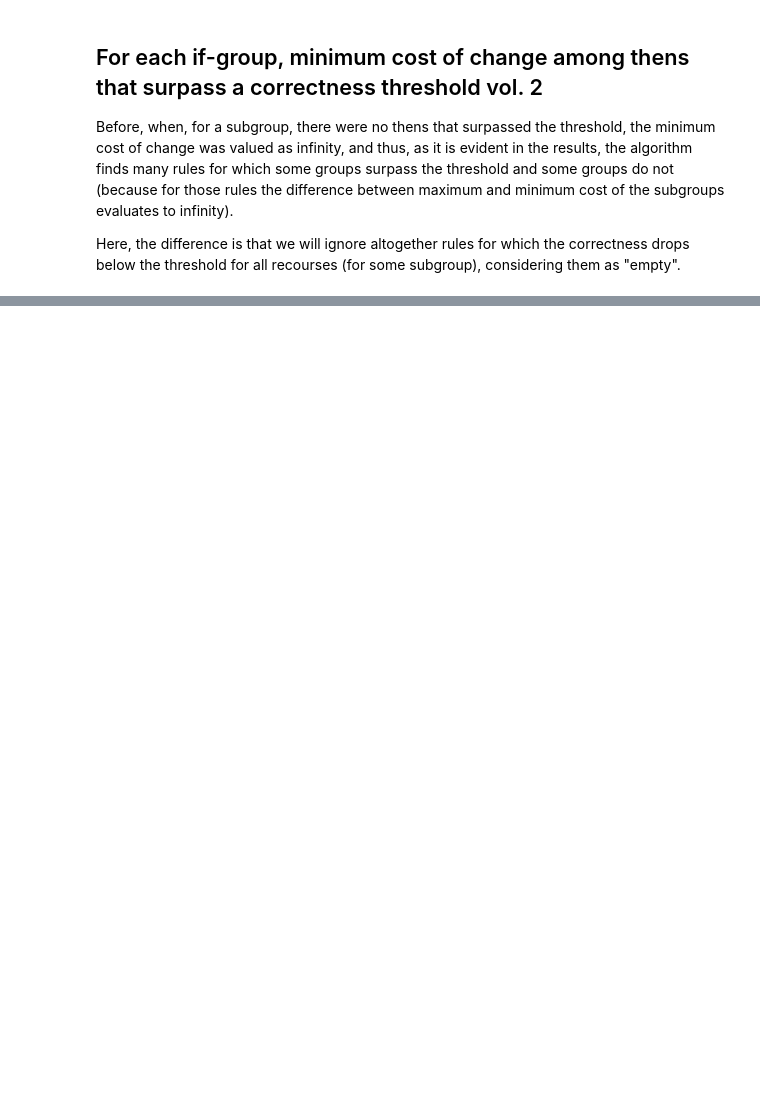
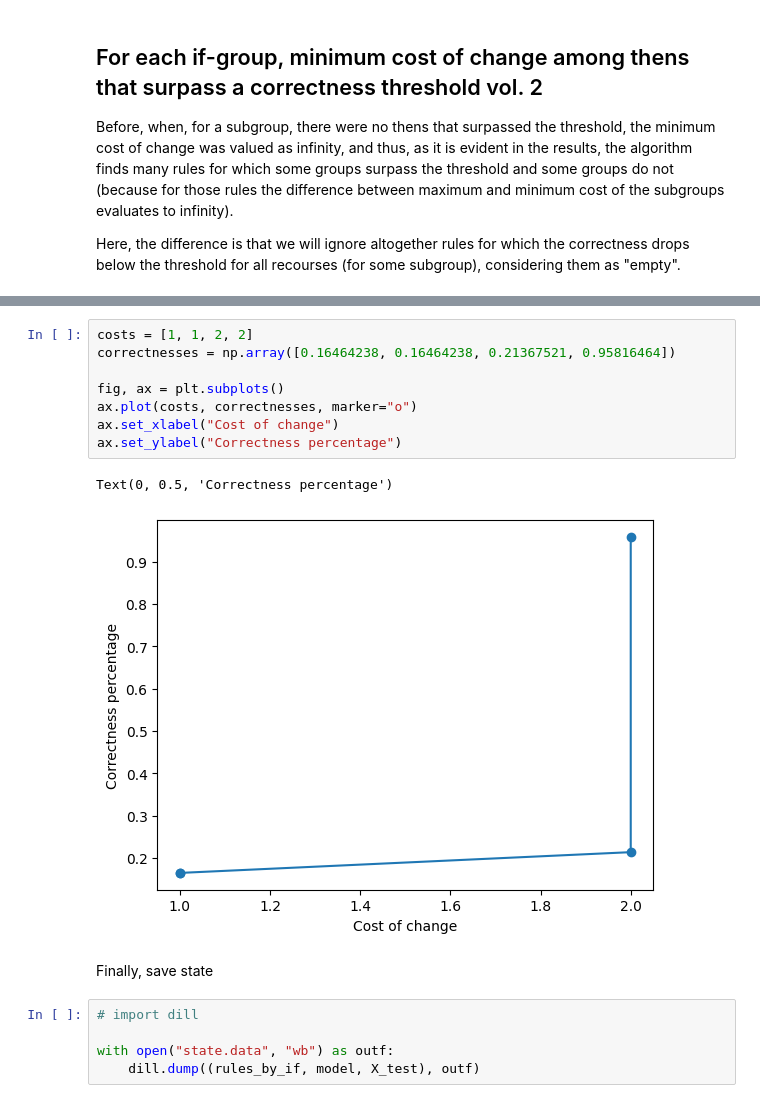
Before and after one commit to AutoFairAthenaRC/FACTS, a Jupyter notebook: gfacts/Ad Campaign Dataset.ipynb, the cells around one changed output, grey strips where cells are left out. Cells and saved outputs as stored; diff of their text form; blank space fills up the shorter version.

Commit message:
refactoring into modules + aggregate correctness plots

```diff
--- a/gfacts/Ad Campaign Dataset.ipynb
+++ b/gfacts/Ad Campaign Dataset.ipynb
@@ -511,0 +430,18 @@ If homeowner = 1, area = Unknown:
+# %%
+costs = [1, 1, 2, 2]
+correctnesses = np.array([0.16464238, 0.16464238, 0.21367521, 0.95816464])
+
+fig, ax = plt.subplots()
+ax.plot(costs, correctnesses, marker="o")
+ax.set_xlabel("Cost of change")
+ax.set_ylabel("Correctness percentage")
+# %% [output]
+Text(0, 0.5, 'Correctness percentage')
+[figure, added]
+# %% [markdown]
+Finally, save state
+# %%
+# import dill
+
+with open("state.data", "wb") as outf:
+    dill.dump((rules_by_if, model, X_test), outf)
```
Also changed, not shown: parts of 28 cells of this notebook, 8 other files.
